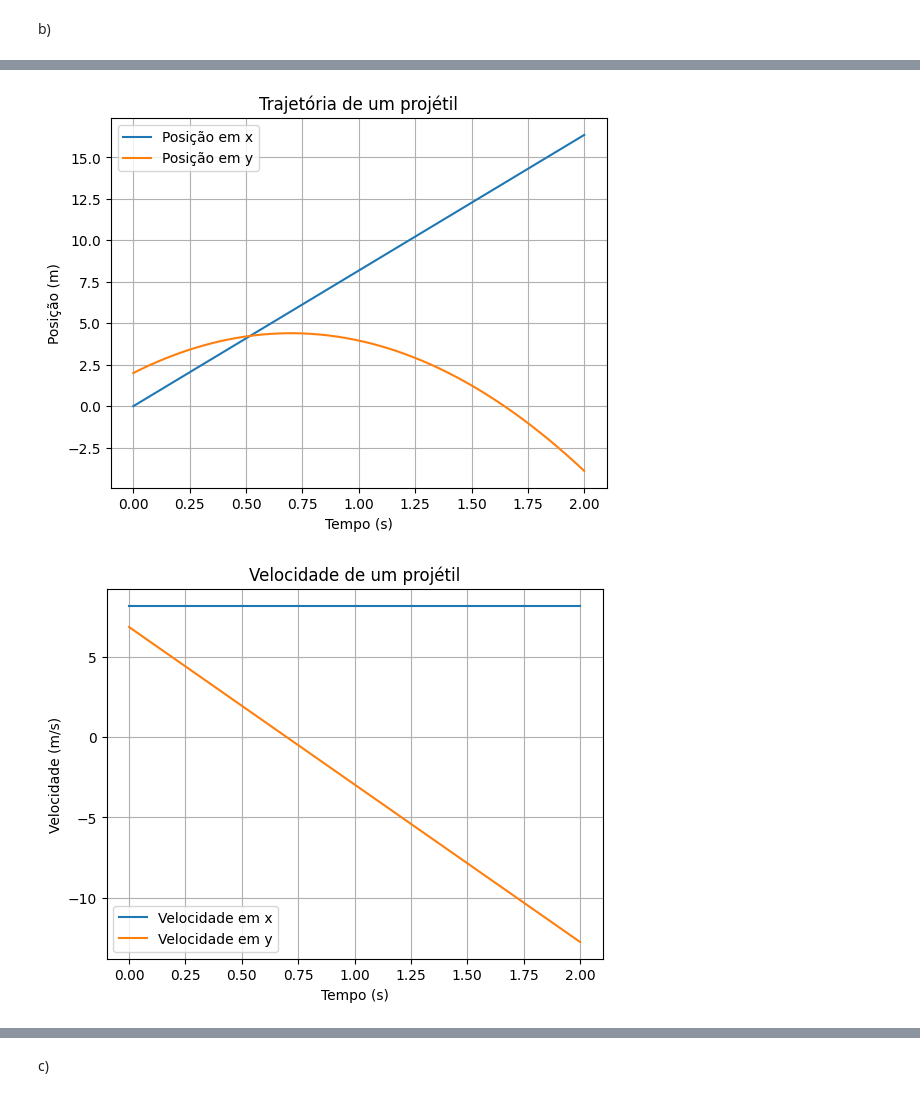
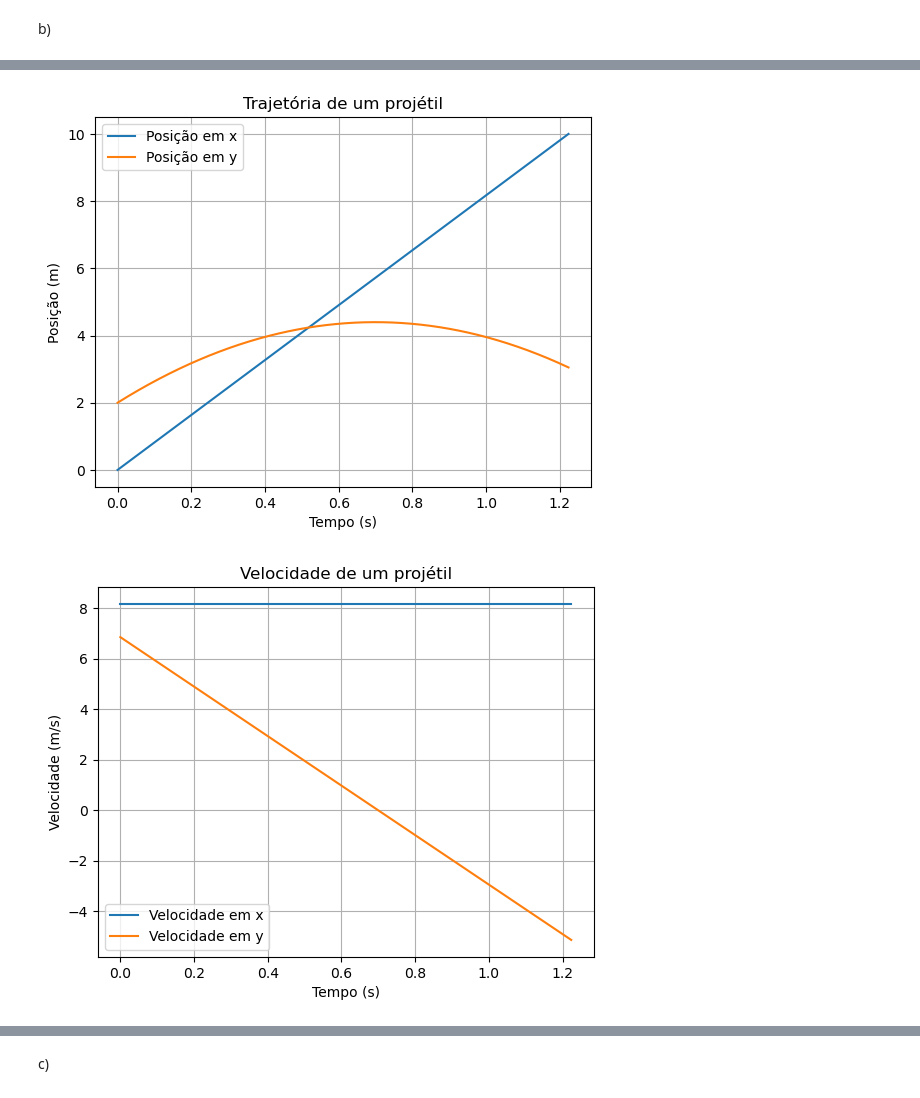
Before and after one commit to LuizDaniel-2/ATV2FisComp, a Jupyter notebook: atv2_ex2.ipynb, the cells around one changed output, grey strips where cells are left out. Saved outputs shown, nothing was run; the diff lists cells and outputs as text; code cells hidden in the pictures.

```diff
--- a/atv2_ex2.ipynb
+++ b/atv2_ex2.ipynb
@@ -80,7 +80,7 @@ theta = 40* pi / 180
 v0x  = v_0 * cos(theta)  # Componente x da velocidade inicial (m/s)
 v0y = v_0 * sin(theta)  # Componente y da velocidade inicial (m/s)
 
-t = t = linspace(0, 2, 1000)
+t = t = linspace(0, 1.22337, 1000)
 
 x = x0 + v0x * t  # Posição em x
 y = y0 + v0y * t - 0.5 * g * t**2  # Posição em y
@@ -98,32 +98,32 @@ plt.legend()
 plt.grid()
 plt.show()
 
 plt.plot(t, vx, label='Velocidade em x')
 plt.plot(t, vy, label='Velocidade em y')
 plt.xlabel('Tempo (s)')
 plt.ylabel('Velocidade (m/s)')
 plt.title('Velocidade de um projétil')
 plt.legend()
 plt.grid()
 plt.show()
 
 plt.plot(t, ax, label='Aceleração em x')
 plt.plot(t, ay, label='Aceleração em y')
 plt.xlabel('Tempo (s)')
 plt.ylabel('Aceleração (m/s²)')
 plt.title('Aceleração de um projétil')
 plt.legend()
 plt.grid()
 plt.show()
 
 # Código comentado para calcular a posição do projétil em cada instante de tempo
 
 #for ti in t:
 #    r = r0 + v0 * ti + 0.5 * a * ti**2  # Posição do projétil
 #    print(f"t = {ti:.2f} s, (x,y) = ({r[0]:.2f}, {r[1]:.2f}) m")
 #    v = v0 * ti + a * ti  # Posição do projétil
 #    print(f"t = {ti:.2f} s, (v_x,v_y) = ({v[0]:.2f}, {v[1]:.2f}) m/s")
 #    print(f"t= {ti:.2f} s, (a_x,a_y) = ({a[0]:.2f}, {a[1]:.2f}) m/s²")
 # %% [output]
-[figure, old version]
+[figure, new version]
-[figure, old version]
+[figure, new version]
```
Also changed, not shown: parts of 4 cells of this notebook, 1 other file.
